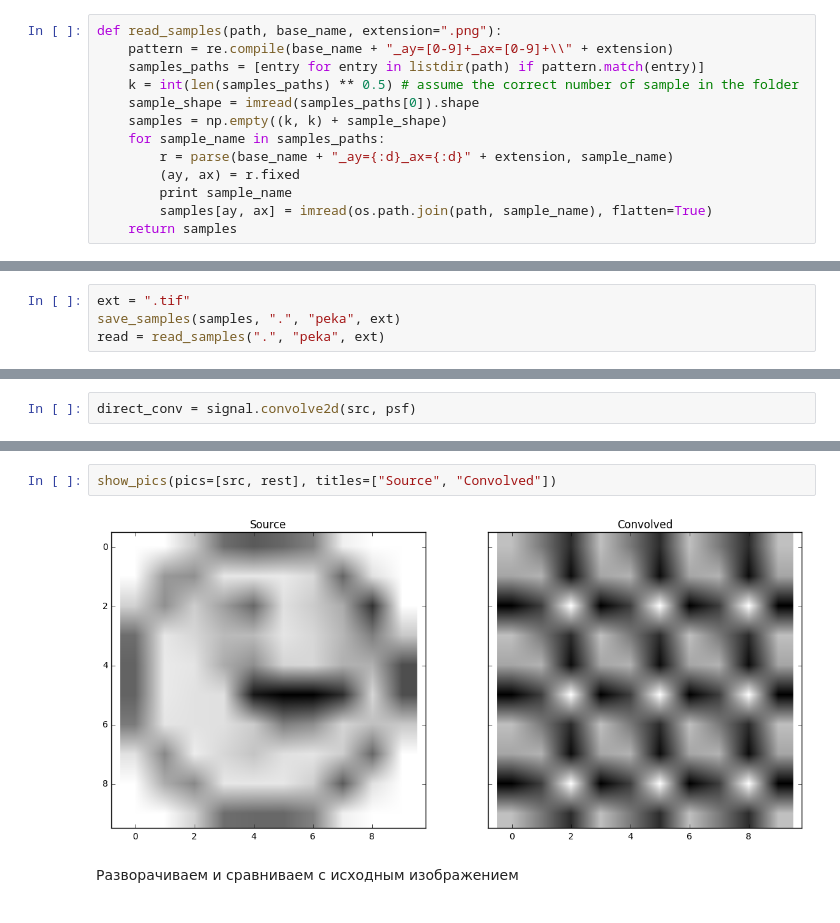
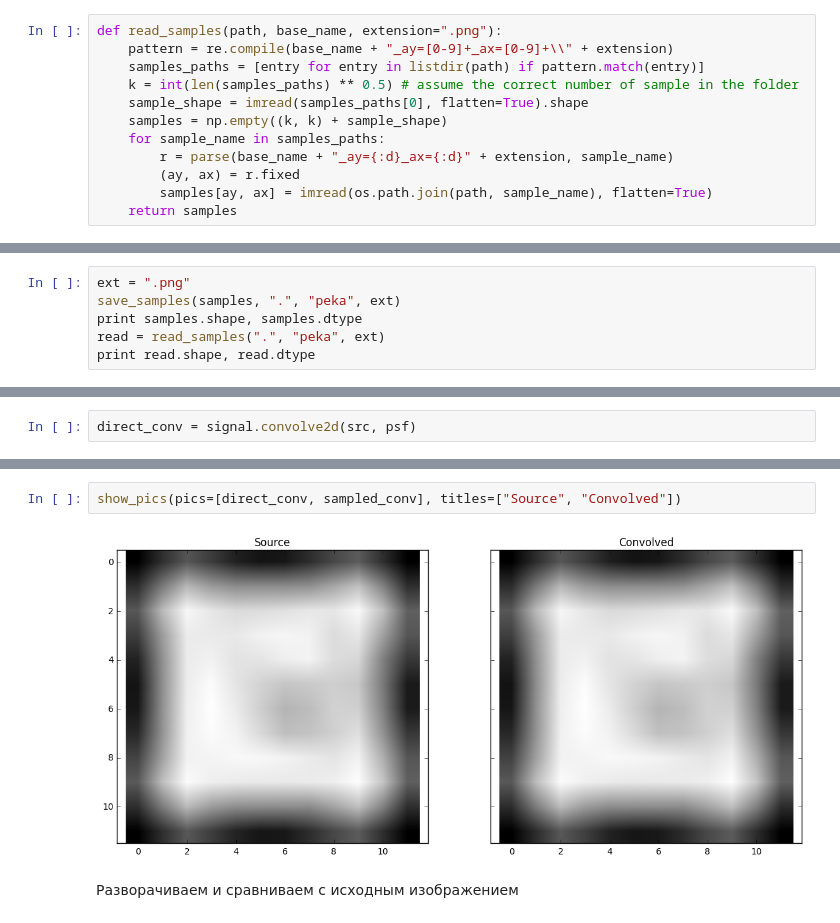
Before and after one commit to sky-mart/xray, a Jupyter notebook: There And Back Again.ipynb, the cells around one changed output, grey strips where cells are left out. Saved outputs shown, nothing was run; the diff lists cells and outputs as text.

Commit message:
Correct saving of png images

```diff
--- a/There And Back Again.ipynb
+++ b/There And Back Again.ipynb
@@ -122,12 +127,11 @@ def read_samples(path, base_name, extension=".png"):
     pattern = re.compile(base_name + "_ay=[0-9]+_ax=[0-9]+\\" + extension)
     samples_paths = [entry for entry in listdir(path) if pattern.match(entry)]
     k = int(len(samples_paths) ** 0.5) # assume the correct number of sample in the folder
-    sample_shape = imread(samples_paths[0]).shape
+    sample_shape = imread(samples_paths[0], flatten=True).shape
     samples = np.empty((k, k) + sample_shape)
     for sample_name in samples_paths:
         r = parse(base_name + "_ay={:d}_ax={:d}" + extension, sample_name)
         (ay, ax) = r.fixed
-        print sample_name
         samples[ay, ax] = imread(os.path.join(path, sample_name), flatten=True)
     return samples
 # %%
@@ -150,7 +143,9 @@ psf = np.ones((k, k)) / k ** 2
 # %%
 samples = generate_sample_images(src, psf)
 # %%
-ext = ".tif"
+ext = ".png"
 save_samples(samples, ".", "peka", ext)
+print samples.shape, samples.dtype
 read = read_samples(".", "peka", ext)
+print read.shape, read.dtype
 # %% [output]
@@ -201,7 +179,7 @@ rest = deconv2(sampled_conv, psf)
 # %%
-show_pics(pics=[src, rest], titles=["Source", "Convolved"])
+show_pics(pics=[direct_conv, sampled_conv], titles=["Source", "Convolved"])
 # %% [output]
-[figure, old version]
+[figure, new version]
 # %% [markdown]
 Разворачиваем и сравниваем с исходным изображением
 # %%
```
Also changed, not shown: parts of 8 cells of this notebook.
